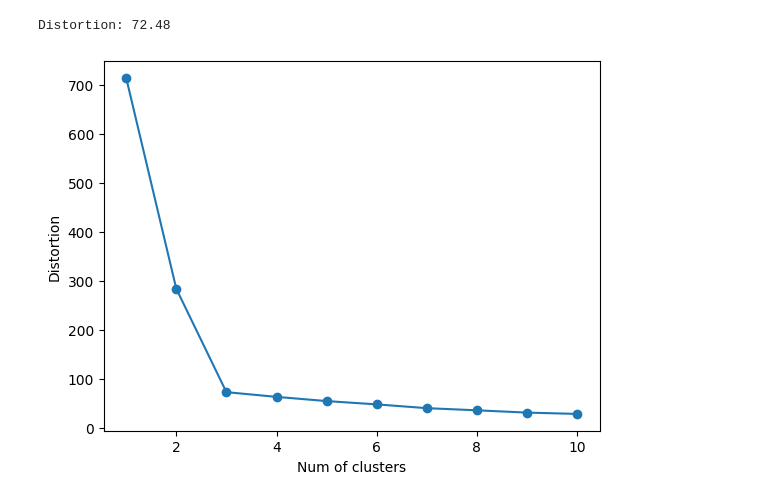
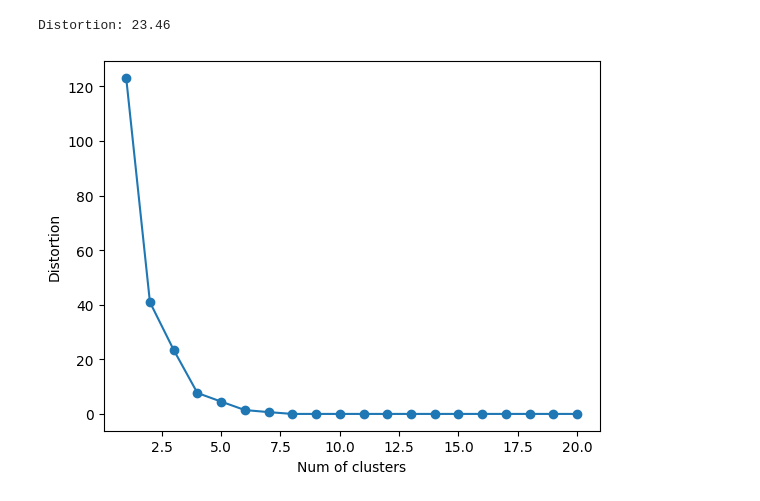
Before and after one commit to luigill/tcc-cluster, a Jupyter notebook: source/cluster-words-alfaba.ipynb, the cells around one changed output. Drawn from its saved outputs; the diff is of its cells as text; code cells hidden in the pictures.

```diff
--- a/source/cluster-words-alfaba.ipynb
+++ b/source/cluster-words-alfaba.ipynb
@@ -15,0 +16,2 @@ dataset.head()
+# %%
+dataset.set_index("palavra", inplace=True)
@@ -16,5 +42,5 @@ dataset.head()
 # %%
 from sklearn.cluster import KMeans
 km = KMeans(n_clusters = 3, init = 'random', n_init = 10, max_iter = 300, tol = 1e-04, random_state = 0)
-y_km = km.fit_predict(X)
+y_km = km.fit_predict(dataset)
 # %%
@@ -31,19 +60,19 @@ plt.show()
 # %%
 print('Distortion: %.2f' % km.inertia_)
 # %% [output]
-Distortion: 72.48
+Distortion: 23.46
 # %%
 distortions = []
-for i in range(1,11):
+for i in range(1,21):
     km = KMeans(n_clusters=i,init='k-means++',n_init=10,max_iter=300,random_state=0)
     km.fit(X)
     distortions.append(km.inertia_)
 
 
-plt.plot(range(1,11), distortions, marker = 'o')
+plt.plot(range(1,21), distortions, marker = 'o')
 plt.xlabel('Num of clusters')
 plt.ylabel('Distortion')
 plt.show()
 # %% [output]
-[figure, old version]
+[figure, new version]
 # %%
```
Also changed, not shown: parts of 7 cells of this notebook, 1 other file.
